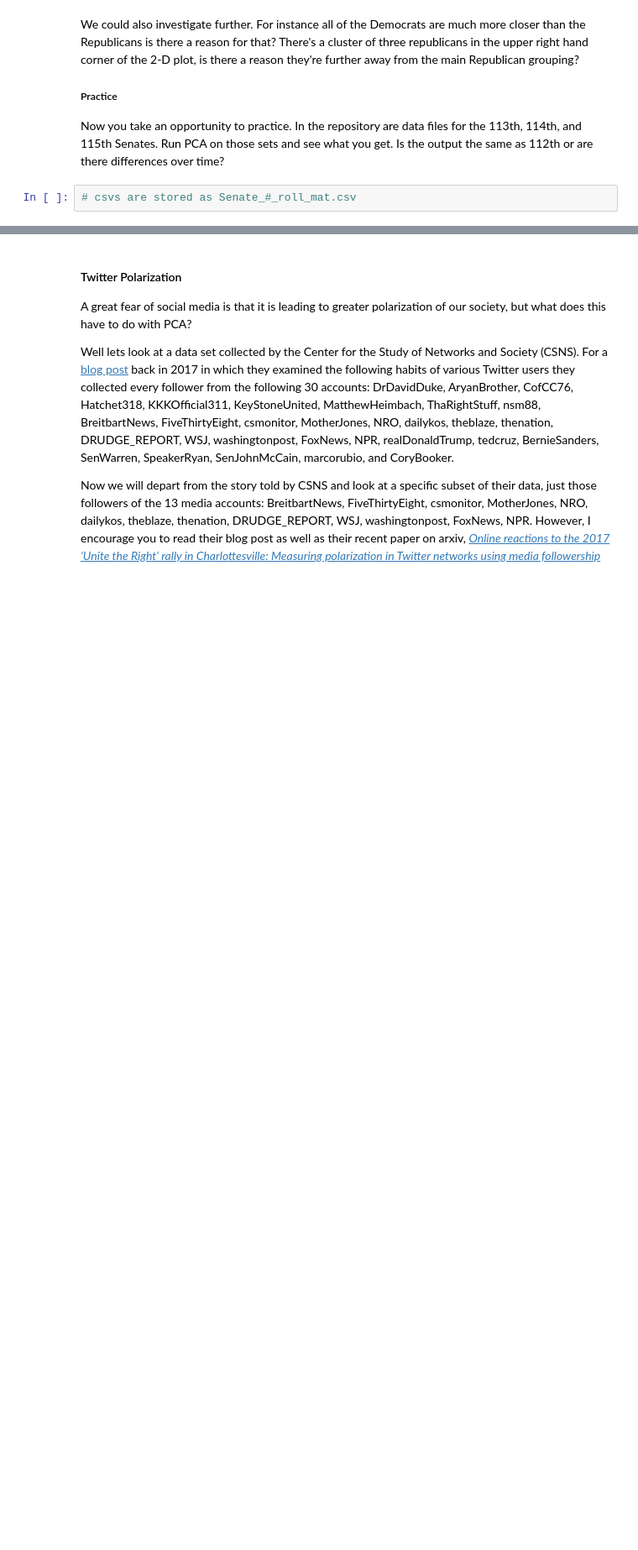
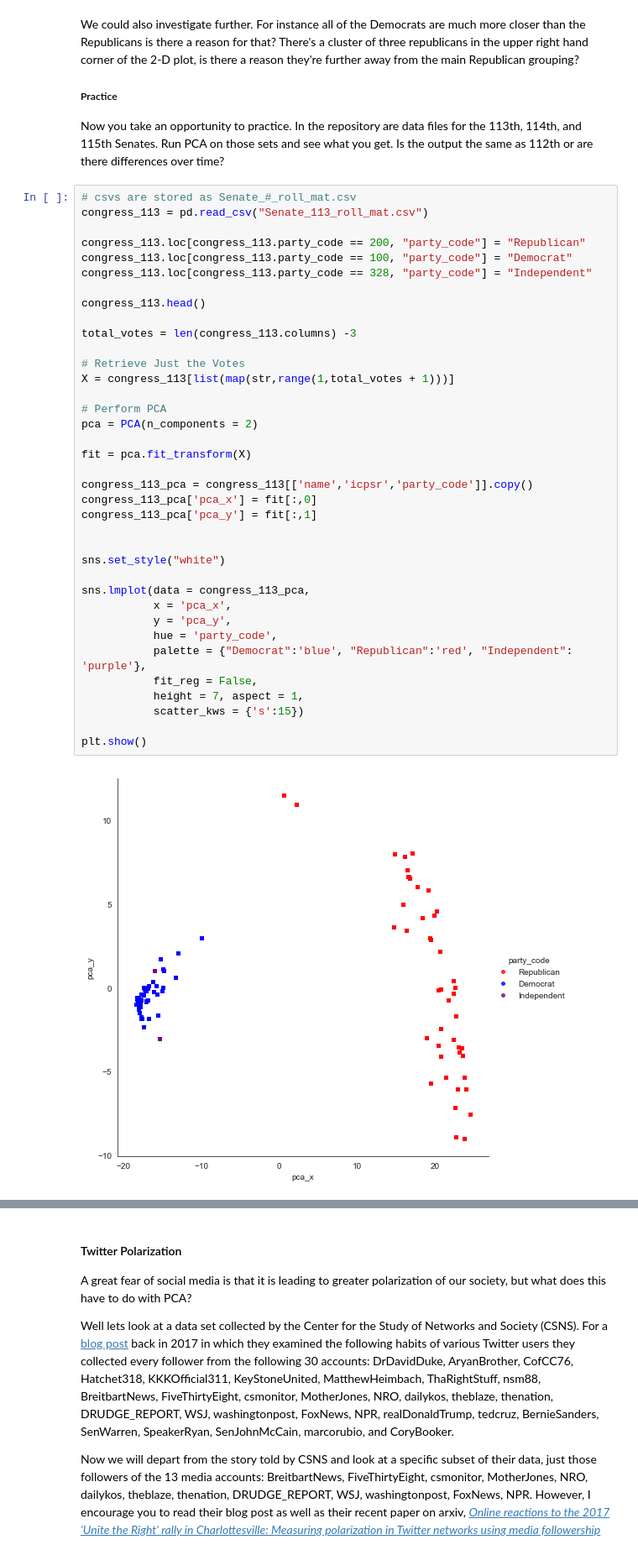
Before and after one commit to matthewosborne71/TheDataDimension, a Jupyter notebook: Dimensionality Reduction in python.ipynb, the cells around one changed output, grey strips where cells are left out. Shown at 84% size. Cells and saved outputs as stored; diff of their text form; blank space fills up the shorter version.

```diff
--- a/Dimensionality Reduction in python.ipynb
+++ b/Dimensionality Reduction in python.ipynb
@@ -326,5 +382,42 @@ We could also investigate further. For instance all of the Democrats are much mo
 ##### Practice
 
 Now you take an opportunity to practice. In the repository are data files for the 113th, 114th, and 115th Senates. Run PCA on those sets and see what you get. Is the output the same as 112th or are there differences over time?
-# %%
-# csvs are stored as Senate_#_roll_mat.csv
+# %%
+# csvs are stored as Senate_#_roll_mat.csv
+congress_113 = pd.read_csv("Senate_113_roll_mat.csv")
+
+congress_113.loc[congress_113.party_code == 200, "party_code"] = "Republican"
+congress_113.loc[congress_113.party_code == 100, "party_code"] = "Democrat"
+congress_113.loc[congress_113.party_code == 328, "party_code"] = "Independent"
+
+congress_113.head()
+
+total_votes = len(congress_113.columns) -3
+
+# Retrieve Just the Votes
+X = congress_113[list(map(str,range(1,total_votes + 1)))]
+
+# Perform PCA
+pca = PCA(n_components = 2)
+
+fit = pca.fit_transform(X)
+
+congress_113_pca = congress_113[['name','icpsr','party_code']].copy()
+congress_113_pca['pca_x'] = fit[:,0]
+congress_113_pca['pca_y'] = fit[:,1]
+
+
+sns.set_style("white")
+
+sns.lmplot(data = congress_113_pca,
+           x = 'pca_x',
+           y = 'pca_y',
+           hue = 'party_code',
+           palette = {"Democrat":'blue', "Republican":'red', "Independent": 'purple'},
+           fit_reg = False,
+           height = 7, aspect = 1,
+           scatter_kws = {'s':15})
+
+plt.show()
+# %% [output]
+[figure, added]
```
Also changed, not shown: parts of 36 cells of this notebook.
